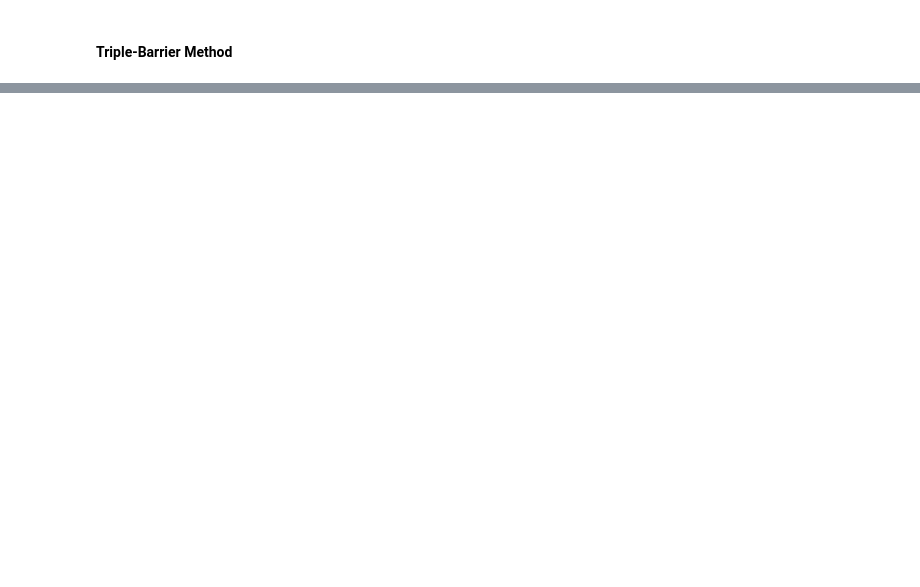
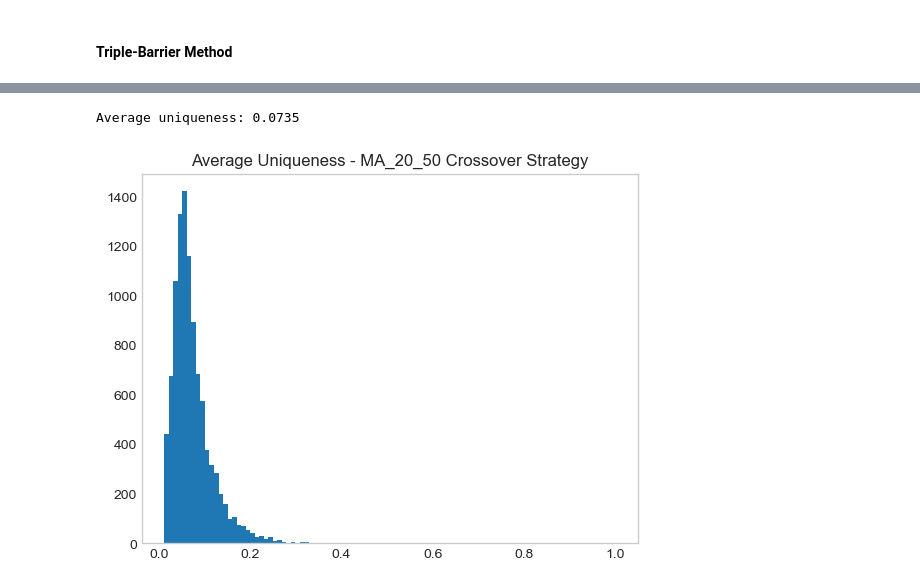
Before and after one commit to pnjoroge54/Machine-Learning-Blueprint, a Jupyter notebook: notebooks/Part_4-Sample Weights.ipynb, the cells around one changed output, grey strips where cells are left out. Saved outputs shown, nothing was run; the diff lists cells and outputs as text; code cells hidden in the pictures; blank space fills up the shorter version.

```diff
--- a/notebooks/Part_4-Sample Weights.ipynb
+++ b/notebooks/Part_4-Sample Weights.ipynb
@@ -2917,21 +771,0 @@ ma_metrics_time = pd.DataFrame()
-# %%
-n = len(labeling_methods)
-i, j = 0, n
-for model_name, model in zip(labeling_methods[i : j], models[i : j]):
-    events = events_oos[model_name]
-    prob = pd.Series(model.fit.predict_proba(X_test)[:, 1], index=X_test.index)
-    name = f"{ma_strategy.get_strategy_name()} — {model_name.replace('_', ' ').title()} Labels"
-    results = run_meta_labeling_analysis(
-        events,
-        meta_probabilities=prob,
-        close=close,
-        confidence_threshold=0.5,
-        strategy_name=name,
-        bet_sizing=bet_sizing,
-        # save_path=f"..reports/{ma_strategy.get_strategy_name()}_{model_name}.txt",
-        **bet_sizing_args
-        )
-    ma_model_results_time[model_name] = results
-    ma_metrics_time[model_name] = results["meta_metrics"]
-
-ma_metrics_time
@@ -3325,0 +816,19 @@ plot_crowding_fixed(signals, hold_minutes=45, compact=True, figsize=(9, 2.8))
+# %%
+cont = ma_events_tb_time.copy()
+X = ma_feat_time.reindex(cont.index)
+y = cont["bin"]
+t1 = cont["t1"]
+
+test_size = 0.2
+n_splits = 10
+pct_embargo = 0.01
+
+train, test = PurgedSplit(t1, test_size).split(X)
+X_train, X_test, y_train, y_test = (
+        X.iloc[train],
+        X.iloc[test],
+        y.iloc[train],
+        y.iloc[test],
+    )
+cont_train = get_event_weights(cont.iloc[train], ma_df.close)
+avg_u = cont_train.tW.mean()
@@ -3325,0 +862,24 @@ plot_crowding_fixed(signals, hold_minutes=45, compact=True, figsize=(9, 2.8))
+# %%
+random_state = 42
+min_w_leaf = 0.05
+print(f"Average uniqueness: {avg_u:.4f}\n")
+rf = RandomForestClassifier(
+    criterion='entropy',
+    n_estimators=100,
+    random_state=random_state,
+    min_weight_fraction_leaf=min_w_leaf,
+    n_jobs=-1,  # Use all available cores
+    )
+
+clf0 = rf
+clf1 = clone(rf).set_params(class_weight='balanced_subsample')
+clf2 = clone(rf).set_params(max_samples=avg_u)
+clf3 = clone(rf).set_params(max_samples=avg_u, class_weight='balanced_subsample')
+clfs = {k: v for k, v in zip(['standard', 'balanced_subsample', 'max_samples', 'combined'], [clf0, clf1, clf2, clf3])}
+# %% [output]
+Average uniqueness: 0.0735
+# %%
+cont_train["tW"].hist(bins=100, grid=False)
+plt.title(f"Average Uniqueness - MA_{fast_window}_{slow_window} Crossover Strategy");
+# %% [output]
+[figure, added]
```
Also changed, not shown: parts of 195 cells of this notebook.
